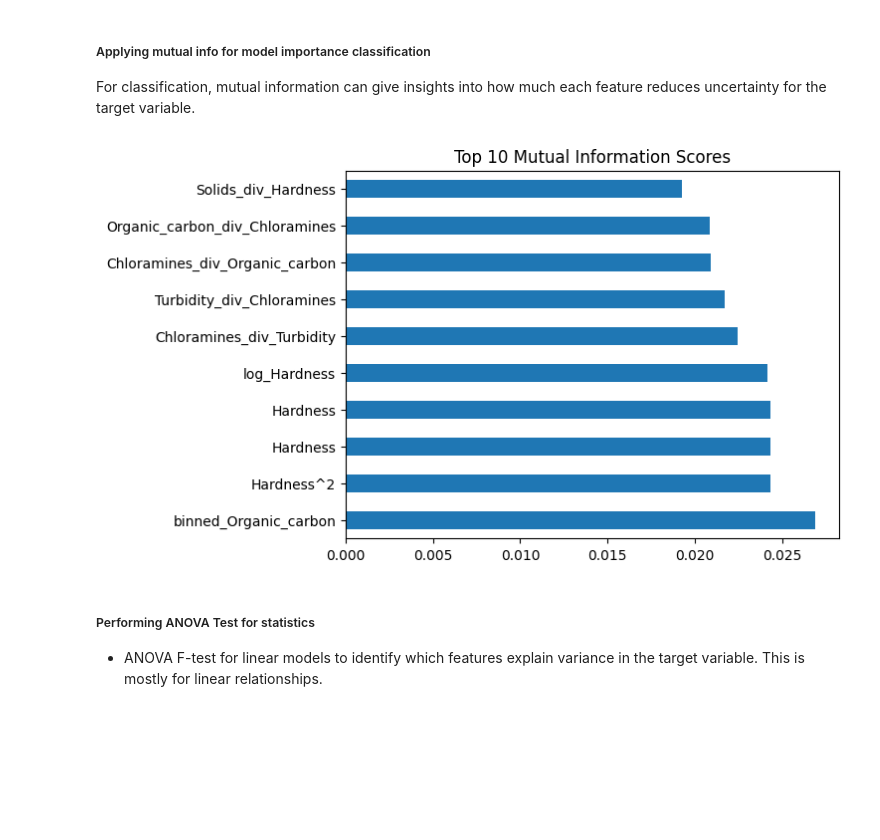
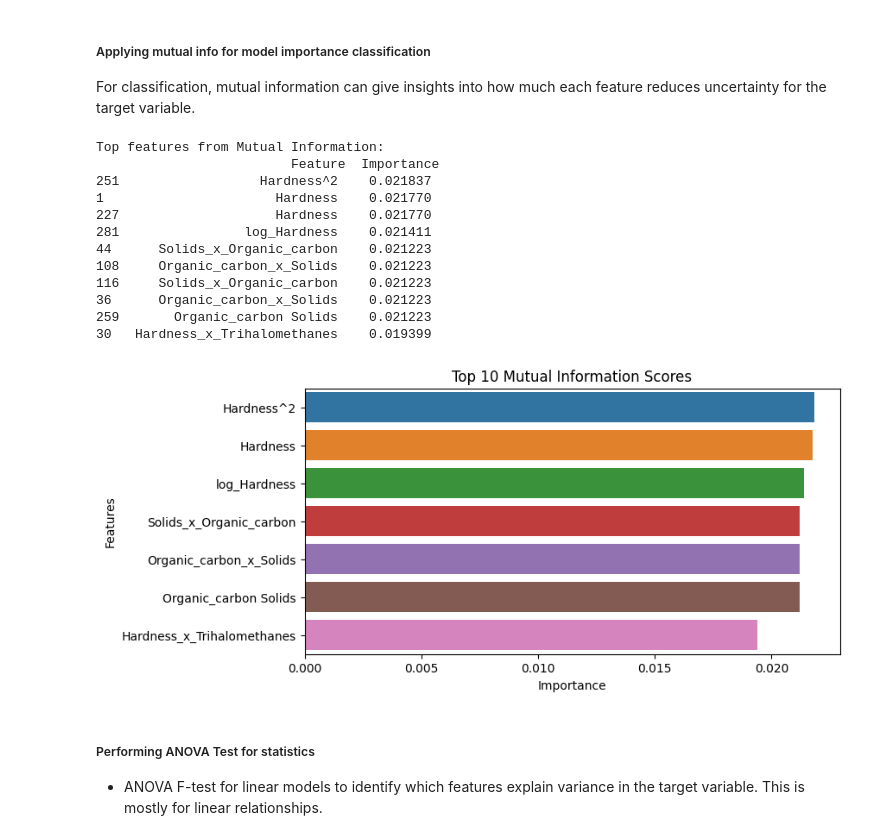
Before and after one commit to GeoSomtochukwu/WaterPotability, a Jupyter notebook: WP.ipynb, the cells around one changed output. Saved outputs shown, nothing was run; the diff lists cells and outputs as text; code cells hidden in the pictures; blank space fills up the shorter version.

```diff
--- a/WP.ipynb
+++ b/WP.ipynb
@@ -624,21 +585,69 @@ binned_Solids            binned_Organic_carbon    0.000075
 ##### Applying mutual info for model importance classification
 
 For classification, mutual information can give insights into how much each feature reduces uncertainty for the target variable.
-# %%
-from sklearn.feature_selection import mutual_info_classif
-
-# Calculate mutual information for classification
-mi_scores = mutual_info_classif(X_train, y_train)
-
-# Convert into a Series for better readability
-mi_importance = pd.Series(mi_scores, index=X_train.columns)
-
-# Sort and plot top features
-mi_importance.sort_values(ascending=False).head(10).plot(kind='barh')
-plt.title('Top 10 Mutual Information Scores')
-plt.show()
-# %% [output]
-[figure, removed]
+# %%
+from sklearn.feature_selection import mutual_info_classif
+from sklearn.preprocessing import StandardScaler
+import matplotlib.pyplot as plt
+import seaborn as sns
+import pandas as pd
+from sklearn.model_selection import train_test_split
+
+# Prepare the data
+X = WaterData.drop(columns=['Potability'])  # Drop the target variable
+y = WaterData['Potability']
+
+# Split the data into training and test sets
+X_train, X_test, y_train, y_test = train_test_split(X, y, test_size=0.2, random_state=42)
+
+# Create and fit the StandardScaler
+scaler = StandardScaler()
+X_train_scaled = scaler.fit_transform(X_train)  # Fit to training data only
+X_test_scaled = scaler.transform(X_test)  # Transform the test data
+
+# Calculate mutual information for classification
+mi_scores = mutual_info_classif(X_train_scaled, y_train)
+
+# Convert into a Series for better readability
+mi_importance = pd.Series(mi_scores, index=X_train.columns)
+
+# Set a threshold (e.g., 0.05)
+importance_threshold = 0.05
+important_features = mi_importance[mi_importance > importance_threshold].index
+
+# Filter your dataset to keep only important features
+X_train_filtered = X_train_scaled[:, mi_importance > importance_threshold]
+
+# Create a DataFrame for feature importances
+mi_importance_df = pd.DataFrame({
+    'Feature': mi_importance.index,
+    'Importance': mi_importance.values
+}).sort_values(by='Importance', ascending=False)
+
+# Display top features from Mutual Information
+print("Top features from Mutual Information:\n", mi_importance_df.head(10))
+
+# Plotting Feature Importances from Mutual Information (Top 10)
+plt.figure(figsize=(8, 4))
+sns.barplot(x='Importance', y='Feature', data=mi_importance_df.head(10))
+plt.title('Top 10 Mutual Information Scores')
+plt.xlabel('Importance')
+plt.ylabel('Features')
+plt.show()
+# %% [output]
+Top features from Mutual Information:
+                         Feature  Importance
+251                  Hardness^2    0.021837
+1                      Hardness    0.021770
+227                    Hardness    0.021770
+281                log_Hardness    0.021411
+44      Solids_x_Organic_carbon    0.021223
+108     Organic_carbon_x_Solids    0.021223
+116     Solids_x_Organic_carbon    0.021223
+36      Organic_carbon_x_Solids    0.021223
+259       Organic_carbon Solids    0.021223
+30   Hardness_x_Trihalomethanes    0.019399
+[figure, added]
 # %% [markdown]
 ##### Performing ANOVA Test for statistics
 
```
Also changed, not shown: parts of 15 cells of this notebook.
